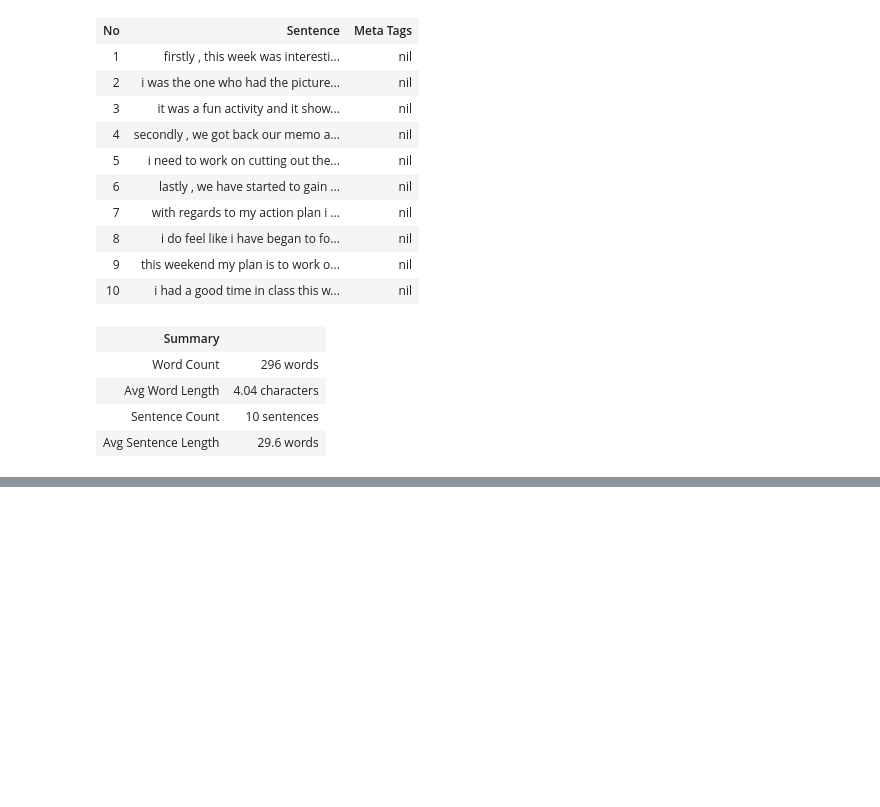
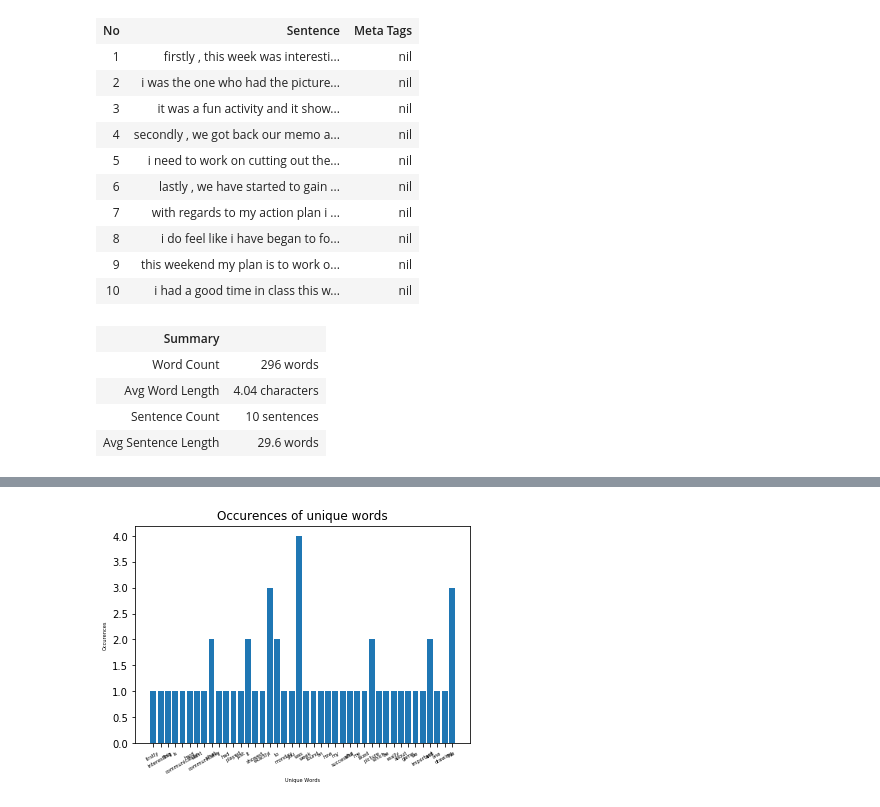
Before and after one commit to andrewresearch/tapclipy, a Jupyter notebook: NoteBooks/Markup.ipynb, the cells around one changed output, grey strips where cells are left out. Cells and saved outputs as stored; diff of their text form; code cells hidden in the pictures; blank space fills up the shorter version.

Commit message:
added make_vocab_graph to return data in friendly way. updated tapclipy

```diff
--- a/NoteBooks/Markup.ipynb
+++ b/NoteBooks/Markup.ipynb
@@ -6,6 +6,8 @@ Tap provides a simple function you can use to generate css + html and showcase y
 ## Setup
 First you import tap, create a connection and fetch the schema like normal.
 # %%
+!pip install 'tapclipy>=0.2.1'
+
 # import tap client and connect functions
 from tapclipy import tap_connect
 
@@ -16,7 +18,7 @@ from tapclipy import textvis
 from IPython.core.display import display, HTML
 
 # Create TAP Connection
-tap = tap_connect.Connect('http://localhost:9000')
+tap = tap_connect.Connect('http://tap.hi2lab.io')
 
 # Create a reference to the Effects class.
 effects = textvis.Effects()
@@ -179,0 +248,32 @@ display(HTML(output))
+# %%
+# first we import matplitlib and numpy
+import matplotlib.pyplot as plt
+import numpy as np
+
+# run our vocab query
+query = tap.query('vocabulary')
+
+# We need text to query
+string = """
+Firstly, this week was interesting and what I really liked about it was the picture game we played on monday.
+I was the one who had the picture and I found it hard to communicate exactly what my drawing was,
+which showed me just how important communication is if you want to be successful.
+"""
+
+strResult = tap.analyse_text(query, string)
+
+graph_data = effects.make_vocab_graph(strResult)
+
+labels = graph_data['labels']
+values = graph_data['values']
+
+# create our index from our list of labels
+index = np.arange(len(labels))
+plt.bar(index, values)
+plt.xlabel('Unique Words', fontsize=5)
+plt.ylabel('Occurences', fontsize=5)
+plt.xticks(index, labels, fontsize=5, rotation=30)
+plt.title('Occurences of unique words')
+plt.show()
+# %% [output]
+[figure, added]
```
Also changed, not shown: parts of 12 cells of this notebook, 2 other files.
